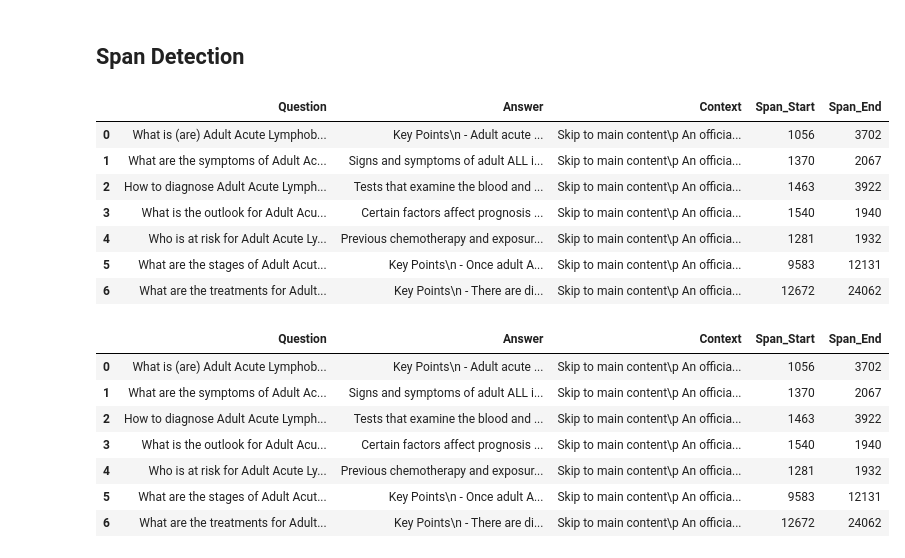
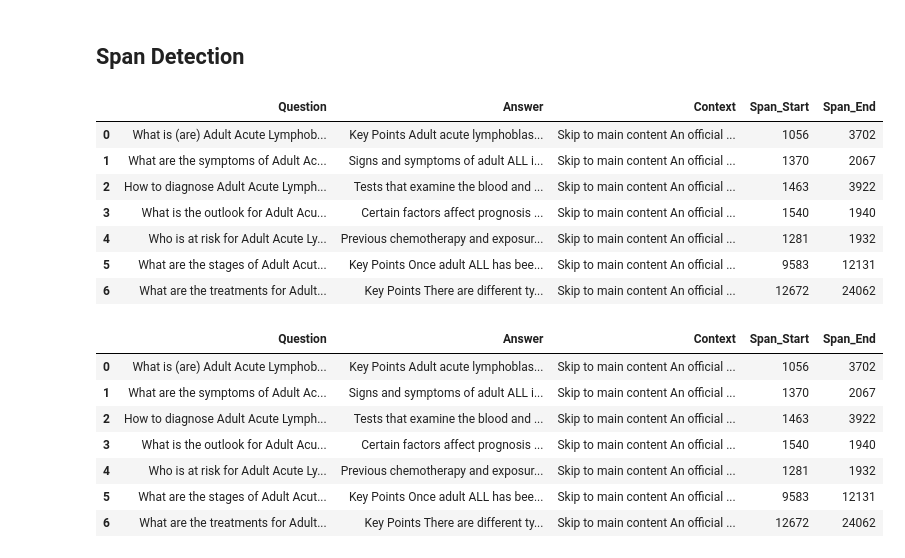
Before and after one commit to atanpure/CSE256_Project, a Jupyter notebook: Preprocessing.ipynb, the cells around one changed output. Cells and saved outputs as stored; diff of their text form; code cells hidden in the pictures.

Commit message:
Minor changes in Span Detection code

```diff
--- a/Preprocessing.ipynb
+++ b/Preprocessing.ipynb
@@ -81,60 +81,63 @@ def get_span(refined_text, answers_all):
     for answer in answers:
         answer = answer.replace('-',' ')
         refined_answer = " ".join(answer.split())
+        refined_answers.append(refined_answer)
         result = refined_text.find(refined_answer[:50])
         if(result!=-1):
             i, j = result, result + len(refined_answer)
             spans.append((i,j))
         else:
             spans.append((-1,-1))
-    return spans
+    return spans, refined_text, refined_answers
 
 
 text = output_df['Context'].iloc[0]
 answers_all = output_df['Answer'].tolist()
 
 text = text.replace("\n", " ")
 text = text.replace("\p"," ")
 text = text.strip()
 text = text.replace('-',' ')
 refined_text = " ".join(text.split())
 
-spans = get_span(refined_text, answers_all)
+spans, refined_text, refined_answers = get_span(refined_text, answers_all)
 
 span_df = output_df.copy()
 
 span_df = span_df.join(pd.DataFrame(
     {
         'Span_Start': -1,
         'Span_End': -1,
     }, index=span_df.index
 ))
 
 for i in range(len(spans)):
     span = spans[i]
+    span_df["Answer"].iloc[i] = refined_answers[i]
+    span_df["Context"].iloc[i] = refined_text
     span_df["Span_Start"].iloc[i] = span[0]
     span_df["Span_End"].iloc[i] = span[1]
 
 span_df = span_df[span_df["Span_Start"]!=-1]
 span_df = span_df[span_df["Span_End"]!=-1]
 span_df.dropna()
 # %% [output]
 |  | Question | Answer | Context | Span_Start | Span_End |
-| 0 | What is (are) Adult Acute Lymphob... | Key Points\n - Adult acute ... | Skip to main content\p An officia... | 1056 | 3702 |
-| 1 | What are the symptoms of Adult Ac... | Signs and symptoms of adult ALL i... | Skip to main content\p An officia... | 1370 | 2067 |
-| 2 | How to diagnose Adult Acute Lymph... | Tests that examine the blood and ... | Skip to main content\p An officia... | 1463 | 3922 |
-| 3 | What is the outlook for Adult Acu... | Certain factors affect prognosis ... | Skip to main content\p An officia... | 1540 | 1940 |
-| 4 | Who is at risk for Adult Acute Ly... | Previous chemotherapy and exposur... | Skip to main content\p An officia... | 1281 | 1932 |
-| 5 | What are the stages of Adult Acut... | Key Points\n - Once adult A... | Skip to main content\p An officia... | 9583 | 12131 |
-| 6 | What are the treatments for Adult... | Key Points\n - There are di... | Skip to main content\p An officia... | 12672 | 24062 |
+| 0 | What is (are) Adult Acute Lymphob... | Key Points Adult acute lymphoblas... | Skip to main content An official ... | 1056 | 3702 |
+| 1 | What are the symptoms of Adult Ac... | Signs and symptoms of adult ALL i... | Skip to main content An official ... | 1370 | 2067 |
+| 2 | How to diagnose Adult Acute Lymph... | Tests that examine the blood and ... | Skip to main content An official ... | 1463 | 3922 |
+| 3 | What is the outlook for Adult Acu... | Certain factors affect prognosis ... | Skip to main content An official ... | 1540 | 1940 |
+| 4 | Who is at risk for Adult Acute Ly... | Previous chemotherapy and exposur... | Skip to main content An official ... | 1281 | 1932 |
+| 5 | What are the stages of Adult Acut... | Key Points Once adult ALL has bee... | Skip to main content An official ... | 9583 | 12131 |
+| 6 | What are the treatments for Adult... | Key Points There are different ty... | Skip to main content An official ... | 12672 | 24062 |
 # %%
 span_df
 # %% [output]
 |  | Question | Answer | Context | Span_Start | Span_End |
-| 0 | What is (are) Adult Acute Lymphob... | Key Points\n - Adult acute ... | Skip to main content\p An officia... | 1056 | 3702 |
-| 1 | What are the symptoms of Adult Ac... | Signs and symptoms of adult ALL i... | Skip to main content\p An officia... | 1370 | 2067 |
-| 2 | How to diagnose Adult Acute Lymph... | Tests that examine the blood and ... | Skip to main content\p An officia... | 1463 | 3922 |
-| 3 | What is the outlook for Adult Acu... | Certain factors affect prognosis ... | Skip to main content\p An officia... | 1540 | 1940 |
-| 4 | Who is at risk for Adult Acute Ly... | Previous chemotherapy and exposur... | Skip to main content\p An officia... | 1281 | 1932 |
-| 5 | What are the stages of Adult Acut... | Key Points\n - Once adult A... | Skip to main content\p An officia... | 9583 | 12131 |
-| 6 | What are the treatments for Adult... | Key Points\n - There are di... | Skip to main content\p An officia... | 12672 | 24062 |
+| 0 | What is (are) Adult Acute Lymphob... | Key Points Adult acute lymphoblas... | Skip to main content An official ... | 1056 | 3702 |
+| 1 | What are the symptoms of Adult Ac... | Signs and symptoms of adult ALL i... | Skip to main content An official ... | 1370 | 2067 |
+| 2 | How to diagnose Adult Acute Lymph... | Tests that examine the blood and ... | Skip to main content An official ... | 1463 | 3922 |
+| 3 | What is the outlook for Adult Acu... | Certain factors affect prognosis ... | Skip to main content An official ... | 1540 | 1940 |
+| 4 | Who is at risk for Adult Acute Ly... | Previous chemotherapy and exposur... | Skip to main content An official ... | 1281 | 1932 |
+| 5 | What are the stages of Adult Acut... | Key Points Once adult ALL has bee... | Skip to main content An official ... | 9583 | 12131 |
+| 6 | What are the treatments for Adult... | Key Points There are different ty... | Skip to main content An official ... | 12672 | 24062 |
```
